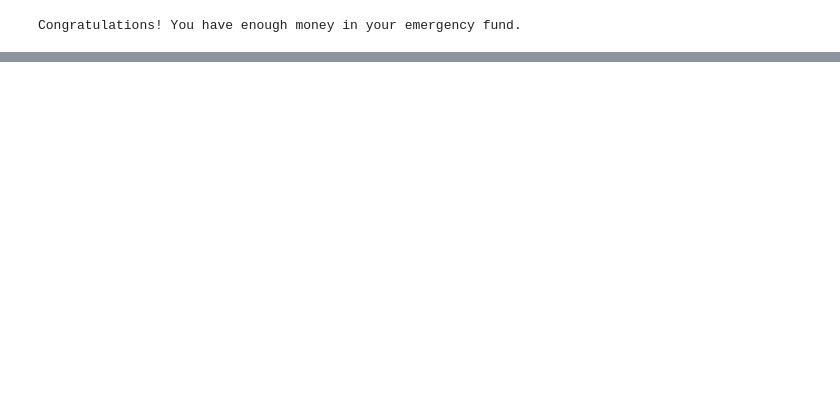
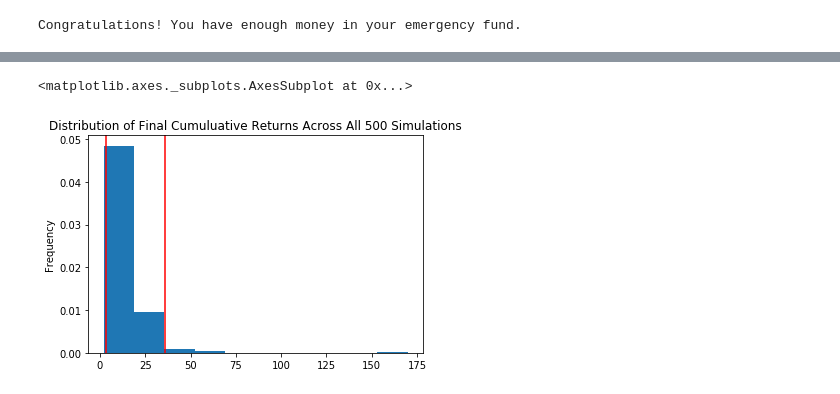
Before and after one commit to gerdonr/API-Homework, a Jupyter notebook: Personal_Finance_Planner.ipynb, the cells around one changed output, grey strips where cells are left out. Cells and saved outputs as stored; diff of their text form; code cells hidden in the pictures; blank space fills up the shorter version.

```diff
--- a/Personal_Finance_Planner.ipynb
+++ b/Personal_Finance_Planner.ipynb
@@ -148,0 +228,6 @@ Part 2 - Retirement Planning
+# %%
+# Plot probability distribution and confidence intervals
+MC_stock_data.plot_distribution()
+# %% [output]
+<matplotlib.axes._subplots.AxesSubplot at 0x...>
+[figure, added]
```
Also changed, not shown: parts of 12 cells of this notebook.
